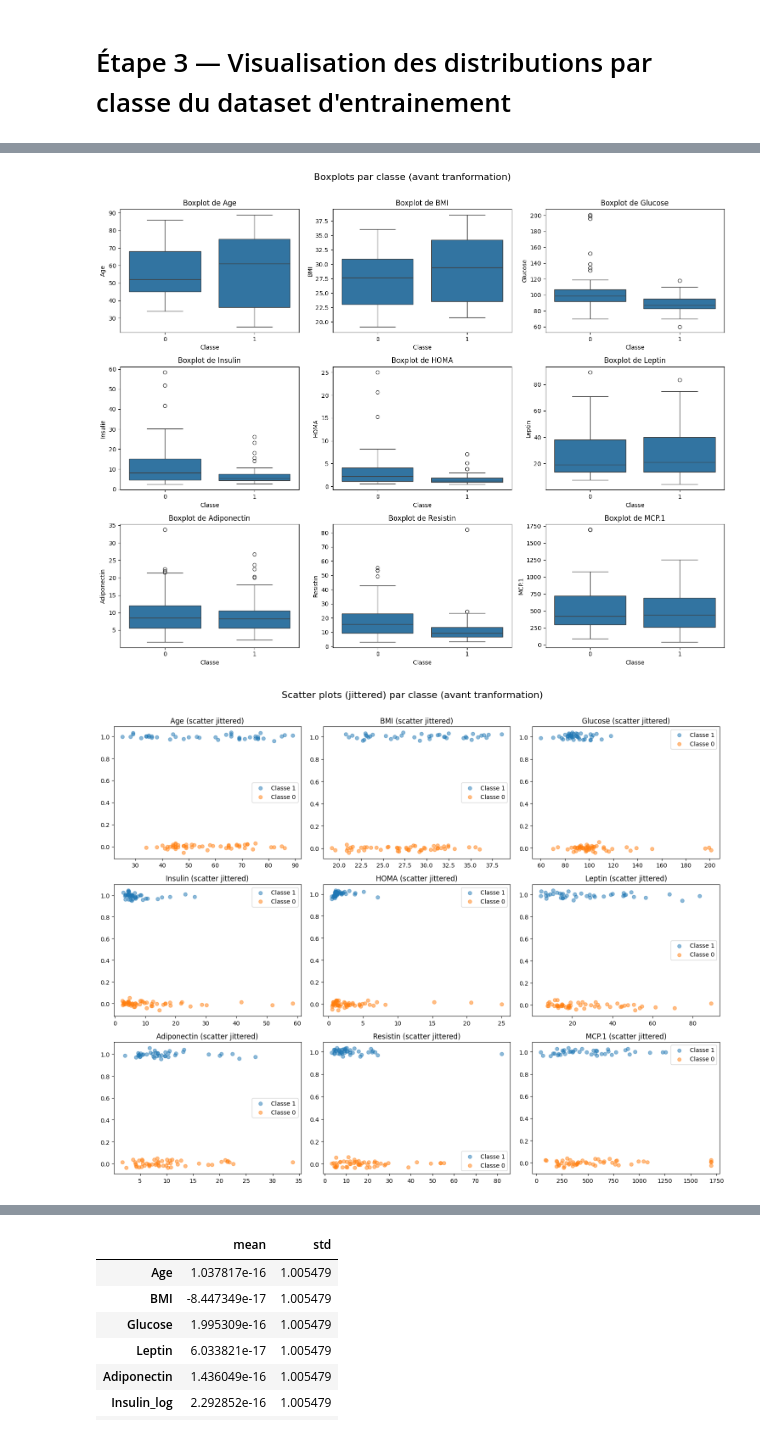
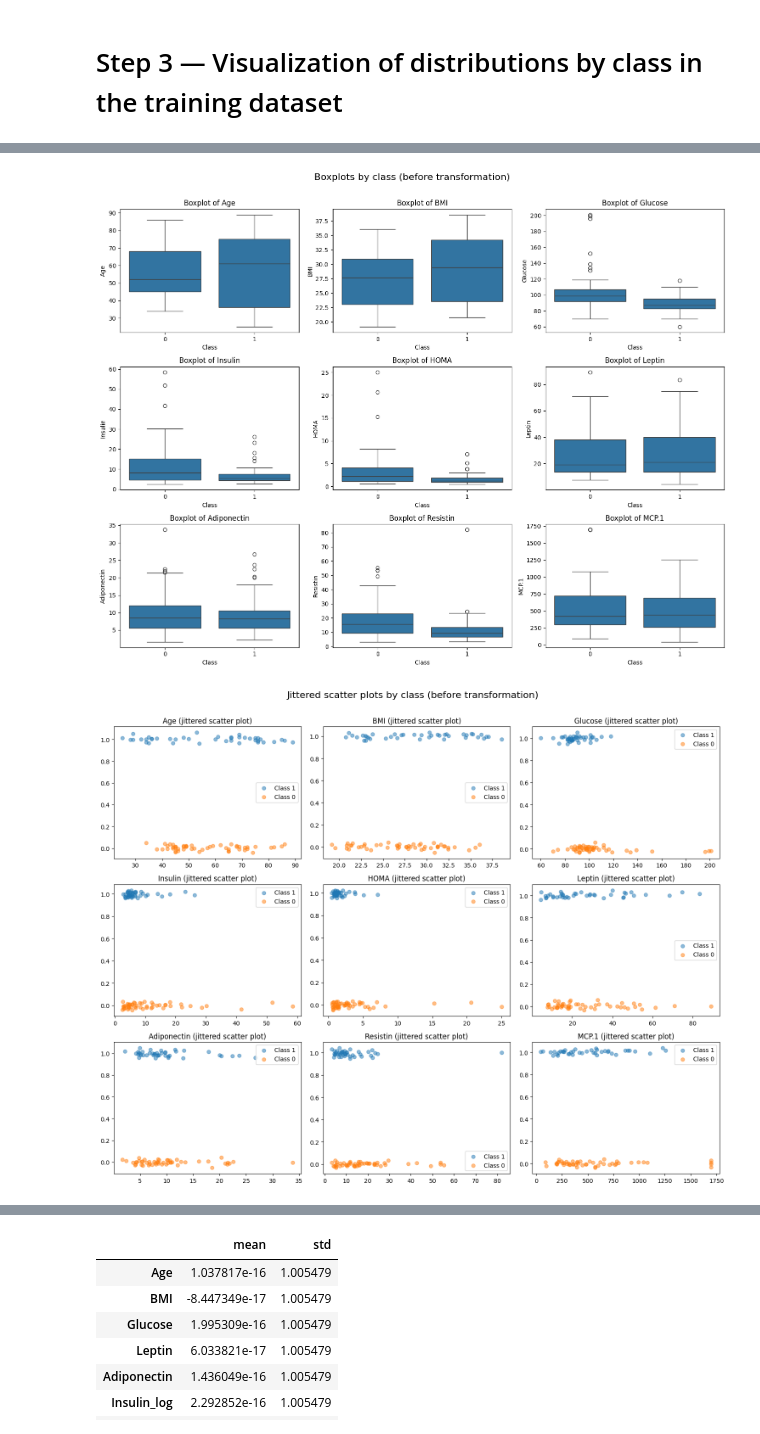
Before and after one commit to ErwanR123/breast-cancer-detection, a Jupyter notebook: logistic_regression.ipynb, the cells around one changed output, grey strips where cells are left out. Saved outputs shown, nothing was run; the diff lists cells and outputs as text; code cells hidden in the pictures.

```diff
--- a/logistic_regression.ipynb
+++ b/logistic_regression.ipynb
@@ -102,7 +102,7 @@ Ce découpage correspond à une répartition classique de 80% / 20%.
 # %% [markdown]
-# Étape 3 — Visualisation des distributions par classe du dataset d'entrainement
+# Step 3 — Visualization of distributions by class in the training dataset
 # %%
-# Fusion temporaire pour les visualisations
+# Temporary merge for visualization
 train_data = X_train.copy()
 train_data['Classification'] = y_train
 
@@ -110,21 +110,20 @@ variables = X_train.columns.tolist()
 n_cols = 3
 n_rows = int(np.ceil(len(variables) / n_cols))
 
-
-# Histogrammes
+# Histograms
 fig, axes = plt.subplots(n_rows, n_cols, figsize=(5 * n_cols, 4 * n_rows))
 axes = axes.flatten()
 
 for i, col in enumerate(variables):
-    for classe in y_train.unique():
-        axes[i].hist(X_train[y_train == classe][col], bins=30, alpha=0.5, label=f"Classe {classe}")
-    axes[i].set_title(f"{col} selon la classe")
+    for cls in y_train.unique():
+        axes[i].hist(X_train[y_train == cls][col], bins=30, alpha=0.5, label=f"Class {cls}")
+    axes[i].set_title(f"{col} by class")
     axes[i].legend()
 
 for j in range(i + 1, len(axes)):
     fig.delaxes(axes[j])
 
-fig.suptitle("Histogrammes par classe (avant tranformation)", fontsize=16)
+fig.suptitle("Histograms by class (before transformation)", fontsize=16)
 plt.tight_layout(rect=[0, 0, 1, 0.97])
 plt.show()
 
@@ -134,36 +133,36 @@ axes = axes.flatten()
 
 for i, col in enumerate(variables):
     sns.boxplot(x=y_train, y=X_train[col], ax=axes[i])
-    axes[i].set_title(f"Boxplot de {col}")
-    axes[i].set_xlabel("Classe")
+    axes[i].set_title(f"Boxplot of {col}")
+    axes[i].set_xlabel("Class")
     axes[i].set_ylabel(col)
 
 for j in range(i + 1, len(axes)):
     fig.delaxes(axes[j])
 
-fig.suptitle("Boxplots par classe (avant tranformation)", fontsize=16)
+fig.suptitle("Boxplots by class (before transformation)", fontsize=16)
 plt.tight_layout(rect=[0, 0, 1, 0.97])
 plt.show()
 
-# Scatter plots
+# Scatter plots (jittered)
 fig, axes = plt.subplots(n_rows, n_cols, figsize=(5 * n_cols, 4 * n_rows))
 axes = axes.flatten()
 
 for i, col in enumerate(variables):
-    for classe in y_train.unique():
+    for cls in y_train.unique():
         axes[i].scatter(
-            X_train[y_train == classe][col],
-            np.random.normal(loc=classe, scale=0.02, size=X_train[y_train == classe][col].shape),
+            X_train[y_train == cls][col],
+            np.random.normal(loc=cls, scale=0.02, size=X_train[y_train == cls][col].shape),
             alpha=0.5,
-            label=f"Classe {classe}"
+            label=f"Class {cls}"
         )
-    axes[i].set_title(f"{col} (scatter jittered)")
+    axes[i].set_title(f"{col} (jittered scatter plot)")
     axes[i].legend()
 
 for j in range(i + 1, len(axes)):
     fig.delaxes(axes[j])
 
-fig.suptitle("Scatter plots (jittered) par classe (avant tranformation)", fontsize=16)
+fig.suptitle("Jittered scatter plots by class (before transformation)", fontsize=16)
 plt.tight_layout(rect=[0, 0, 1, 0.97])
 plt.show()
 # %% [output]
@@ -171,3 +170,3 @@ plt.show()
 [figure]
-[figure, old version]
+[figure, new version]
 # %% [markdown]
```
Also changed, not shown: parts of 38 cells of this notebook.
